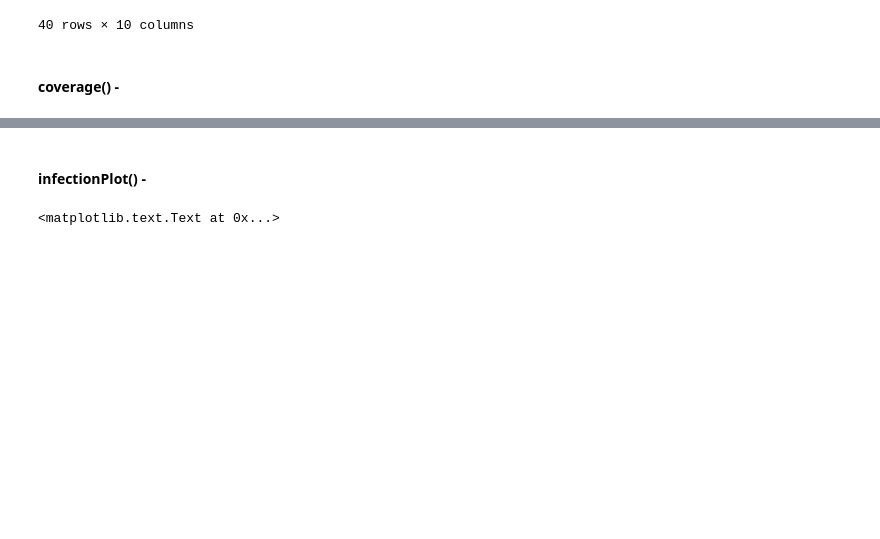
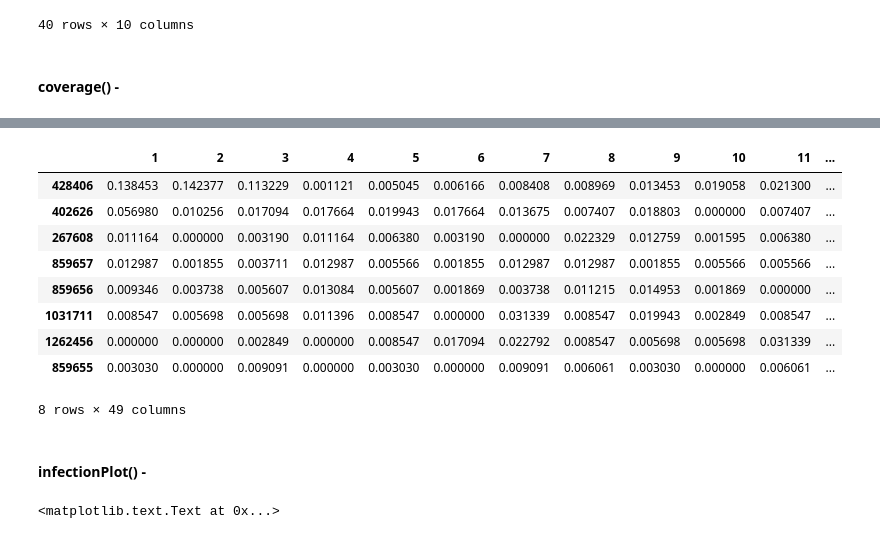
Before and after one commit to lmart999/CS229, a Jupyter notebook: ie_sql.ipynb, the cells around one changed output, grey strips where cells are left out. Drawn from its saved outputs; the diff is of its cells as text; code cells hidden in the pictures; blank space fills up the shorter version.

```diff
--- a/ie_sql.ipynb
+++ b/ie_sql.ipynb
@@ -747,3 +793,16 @@ plt.tight_layout()
+# %%
+df_norm
+# %% [output]
+|  | 1 | 2 | 3 | 4 | 5 | 6 | 7 | 8 | 9 | 10 | 11 | ... |
+| 428406 | 0.138453 | 0.142377 | 0.113229 | 0.001121 | 0.005045 | 0.006166 | 0.008408 | 0.008969 | 0.013453 | 0.019058 | 0.021300 | ... |
+| 402626 | 0.056980 | 0.010256 | 0.017094 | 0.017664 | 0.019943 | 0.017664 | 0.013675 | 0.007407 | 0.018803 | 0.000000 | 0.007407 | ... |
+| 267608 | 0.011164 | 0.000000 | 0.003190 | 0.011164 | 0.006380 | 0.003190 | 0.000000 | 0.022329 | 0.012759 | 0.001595 | 0.006380 | ... |
+| 859657 | 0.012987 | 0.001855 | 0.003711 | 0.012987 | 0.005566 | 0.001855 | 0.012987 | 0.012987 | 0.001855 | 0.005566 | 0.005566 | ... |
+| 859656 | 0.009346 | 0.003738 | 0.005607 | 0.013084 | 0.005607 | 0.001869 | 0.003738 | 0.011215 | 0.014953 | 0.001869 | 0.000000 | ... |
+| 1031711 | 0.008547 | 0.005698 | 0.005698 | 0.011396 | 0.008547 | 0.000000 | 0.031339 | 0.008547 | 0.019943 | 0.002849 | 0.008547 | ... |
+| 1262456 | 0.000000 | 0.000000 | 0.002849 | 0.000000 | 0.008547 | 0.017094 | 0.022792 | 0.008547 | 0.005698 | 0.005698 | 0.031339 | ... |
+| 859655 | 0.003030 | 0.000000 | 0.009091 | 0.000000 | 0.003030 | 0.000000 | 0.009091 | 0.006061 | 0.003030 | 0.000000 | 0.006061 | ... |
+8 rows × 49 columns
 # %% [markdown]
 #### infectionPlot() -
 # %%
```
Also changed, not shown: parts of 7 cells of this notebook.
